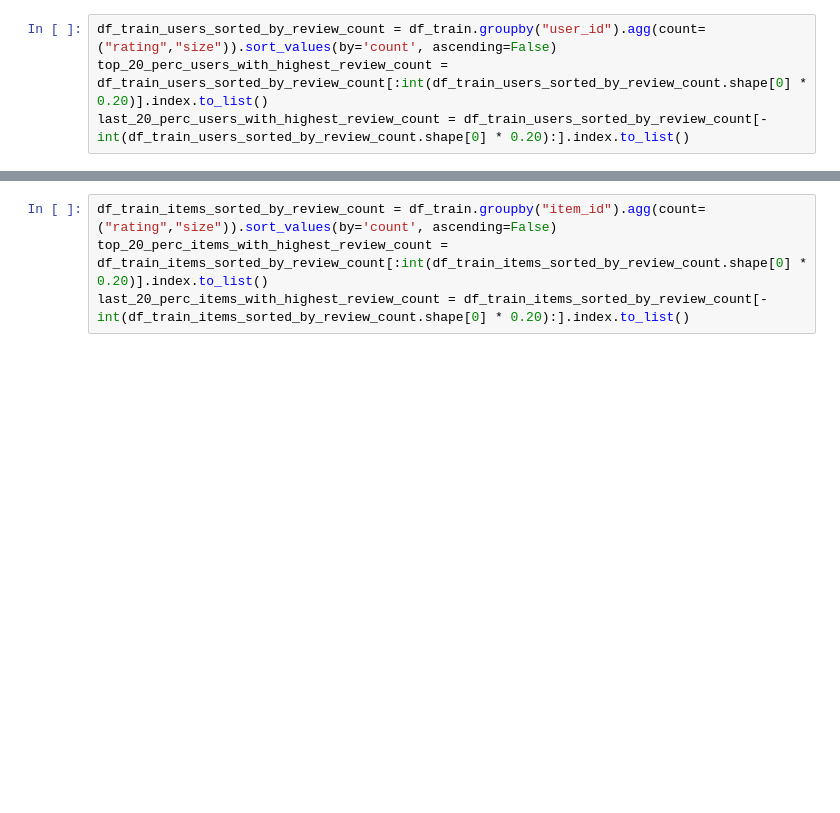
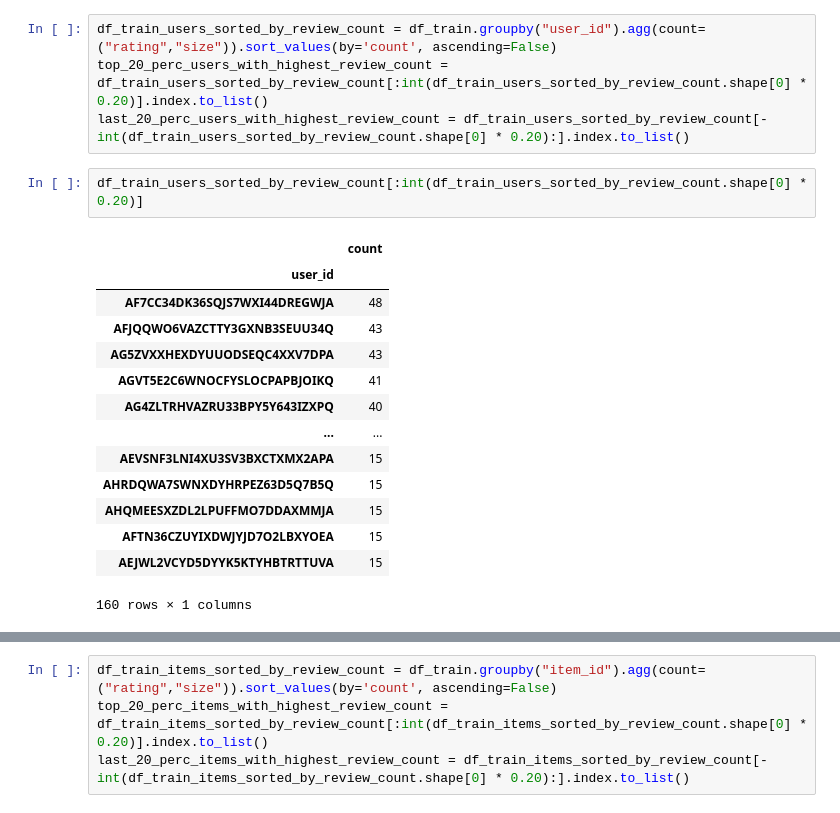
Before and after one commit to danielpenchev98/Web-Recommender-Systems-2025, a Jupyter notebook: project/project.ipynb, the cells around one changed output, grey strips where cells are left out. Cells and saved outputs as stored; diff of their text form; blank space fills up the shorter version.

```diff
--- a/project/project.ipynb
+++ b/project/project.ipynb
@@ -748,3 +748,20 @@ Coverage@10: 0.019
 df_train_users_sorted_by_review_count = df_train.groupby("user_id").agg(count=("rating","size")).sort_values(by='count', ascending=False)
 top_20_perc_users_with_highest_review_count = df_train_users_sorted_by_review_count[:int(df_train_users_sorted_by_review_count.shape[0] * 0.20)].index.to_list()
 last_20_perc_users_with_highest_review_count = df_train_users_sorted_by_review_count[-int(df_train_users_sorted_by_review_count.shape[0] * 0.20):].index.to_list()
+# %%
+df_train_users_sorted_by_review_count[:int(df_train_users_sorted_by_review_count.shape[0] * 0.20)]
+# %% [output]
+|  | count |
+| user_id |  |
+| AF7CC34DK36SQJS7WXI44DREGWJA | 48 |
+| AFJQQWO6VAZCTTY3GXNB3SEUU34Q | 43 |
+| AG5ZVXXHEXDYUUODSEQC4XXV7DPA | 43 |
+| AGVT5E2C6WNOCFYSLOCPAPBJOIKQ | 41 |
+| AG4ZLTRHVAZRU33BPY5Y643IZXPQ | 40 |
+| ... | ... |
+| AEVSNF3LNI4XU3SV3BXCTXMX2APA | 15 |
+| AHRDQWA7SWNXDYHRPEZ63D5Q7B5Q | 15 |
+| AHQMEESXZDL2LPUFFMO7DDAXMMJA | 15 |
+| AFTN36CZUYIXDWJYJD7O2LBXYOEA | 15 |
+| AEJWL2VCYD5DYYK5KTYHBTRTTUVA | 15 |
+160 rows × 1 columns
```
Also changed, not shown: parts of 10 cells of this notebook.
